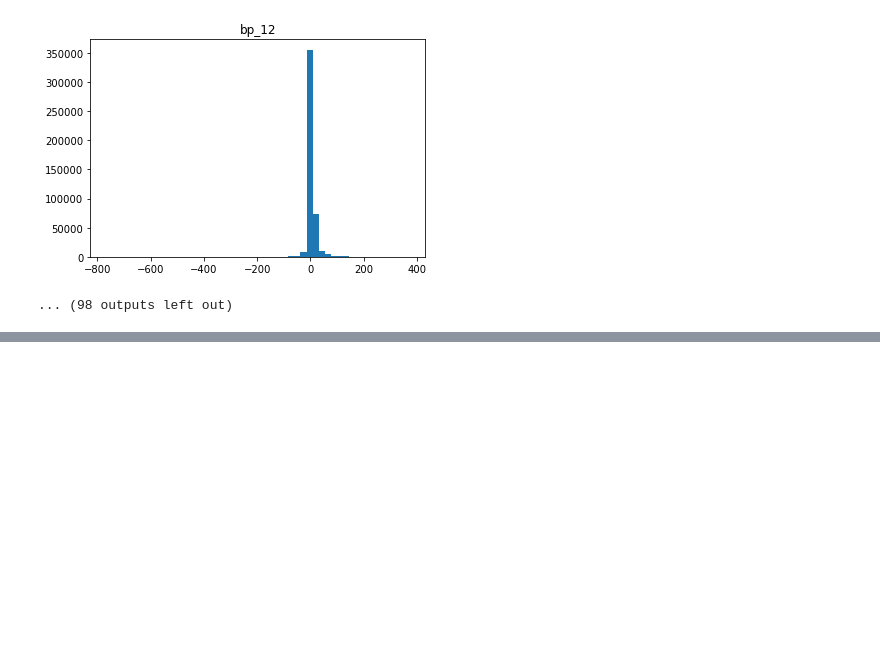
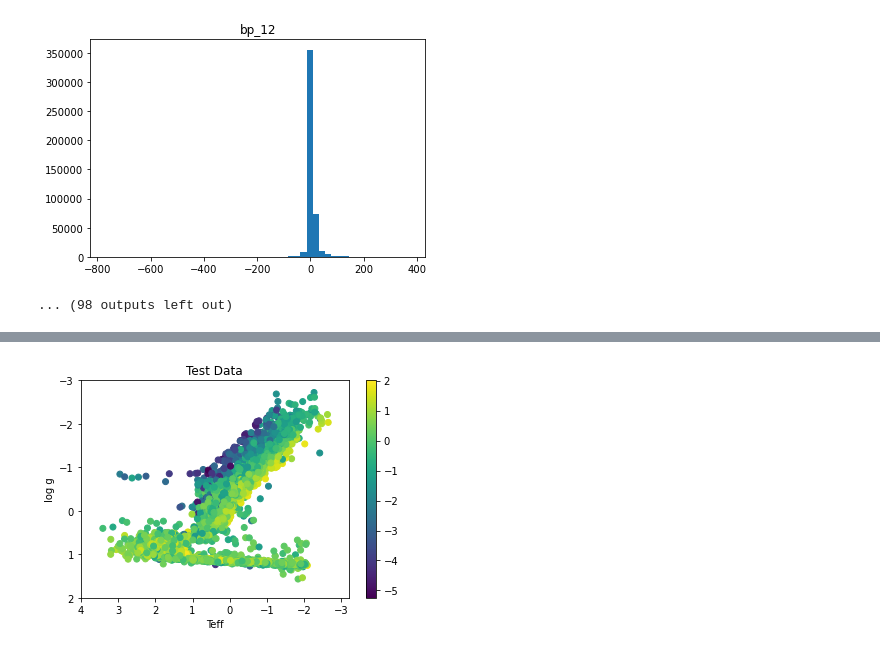
Before and after one commit to aydanmckay/ml, a Jupyter notebook: torchnn/dataverification.ipynb, the cells around one changed output, grey strips where cells are left out. Drawn from its saved outputs; the diff is of its cells as text; code cells hidden in the pictures; blank space fills up the shorter version.

```diff
--- a/torchnn/dataverification.ipynb
+++ b/torchnn/dataverification.ipynb
@@ -45,0 +70,12 @@ for label in labels:
+# %%
+plt.scatter(test[2],test[1],c=test[0])
+plt.ylim(2,-3)
+plt.xlim(4,-3.2)
+plt.xlabel('Teff')
+plt.ylabel('log g')
+plt.colorbar()
+plt.title('Test Data')
+# plt.show()
+plt.savefig('testkiel.png')
+# %% [output]
+[figure, added]
```
Also changed, not shown: parts of 7 cells of this notebook, 10 other files.
